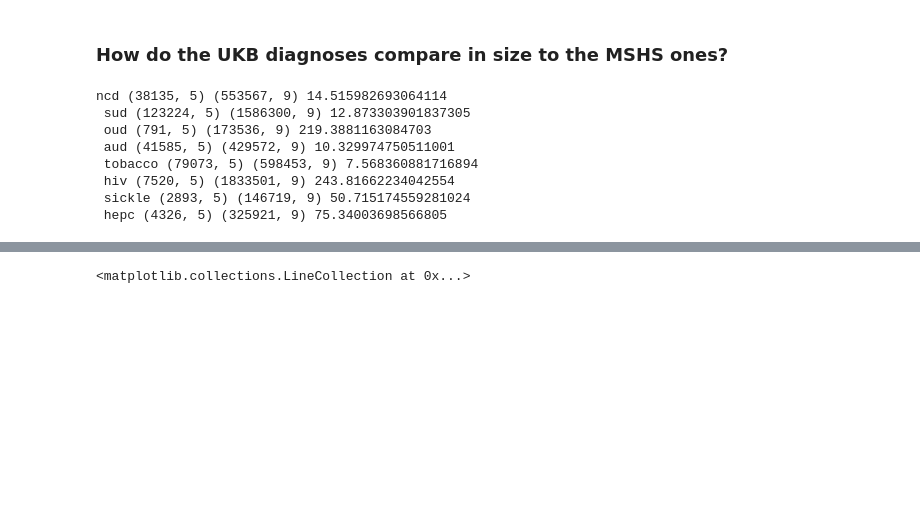
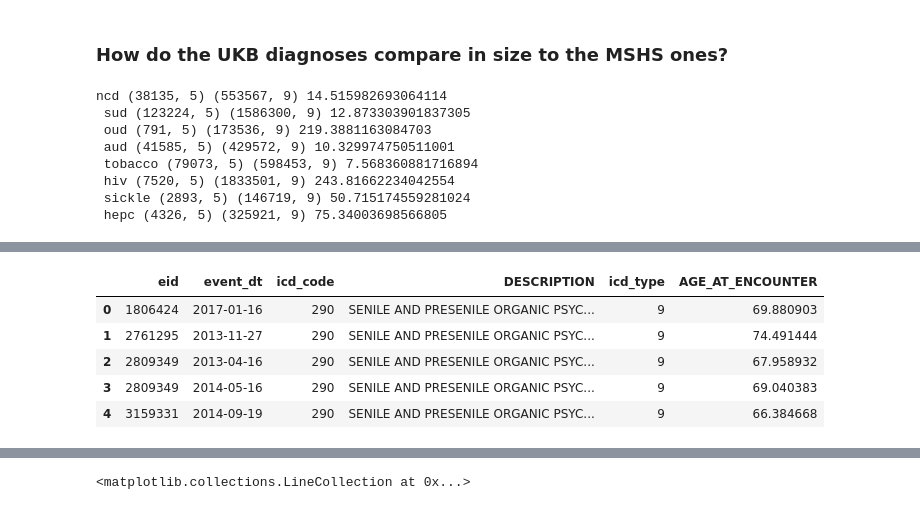
Before and after one commit to RandallJEllis/ehr_opioid_ncd, a Jupyter notebook: ukbiobank/code/preprocessing.ipynb, the cells around one changed output, grey strips where cells are left out. Saved outputs shown, nothing was run; the diff lists cells and outputs as text; code cells hidden in the pictures; blank space fills up the shorter version.

```diff
--- a/ukbiobank/code/preprocessing.ipynb
+++ b/ukbiobank/code/preprocessing.ipynb
@@ -67,0 +304,9 @@ med = pd.read_parquet('../tidy_data/med.parquet')
+# %%
+ncd_icd.head()
+# %% [output]
+|  | eid | event_dt | icd_code | DESCRIPTION | icd_type | AGE_AT_ENCOUNTER |
+| 0 | 1806424 | 2017-01-16 | 290 | SENILE AND PRESENILE ORGANIC PSYC... | 9 | 69.880903 |
+| 1 | 2761295 | 2013-11-27 | 290 | SENILE AND PRESENILE ORGANIC PSYC... | 9 | 74.491444 |
+| 2 | 2809349 | 2013-04-16 | 290 | SENILE AND PRESENILE ORGANIC PSYC... | 9 | 67.958932 |
+| 3 | 2809349 | 2014-05-16 | 290 | SENILE AND PRESENILE ORGANIC PSYC... | 9 | 69.040383 |
+| 4 | 3159331 | 2014-09-19 | 290 | SENILE AND PRESENILE ORGANIC PSYC... | 9 | 66.384668 |
```
Also changed, not shown: parts of 8 cells of this notebook, 12 other files.
